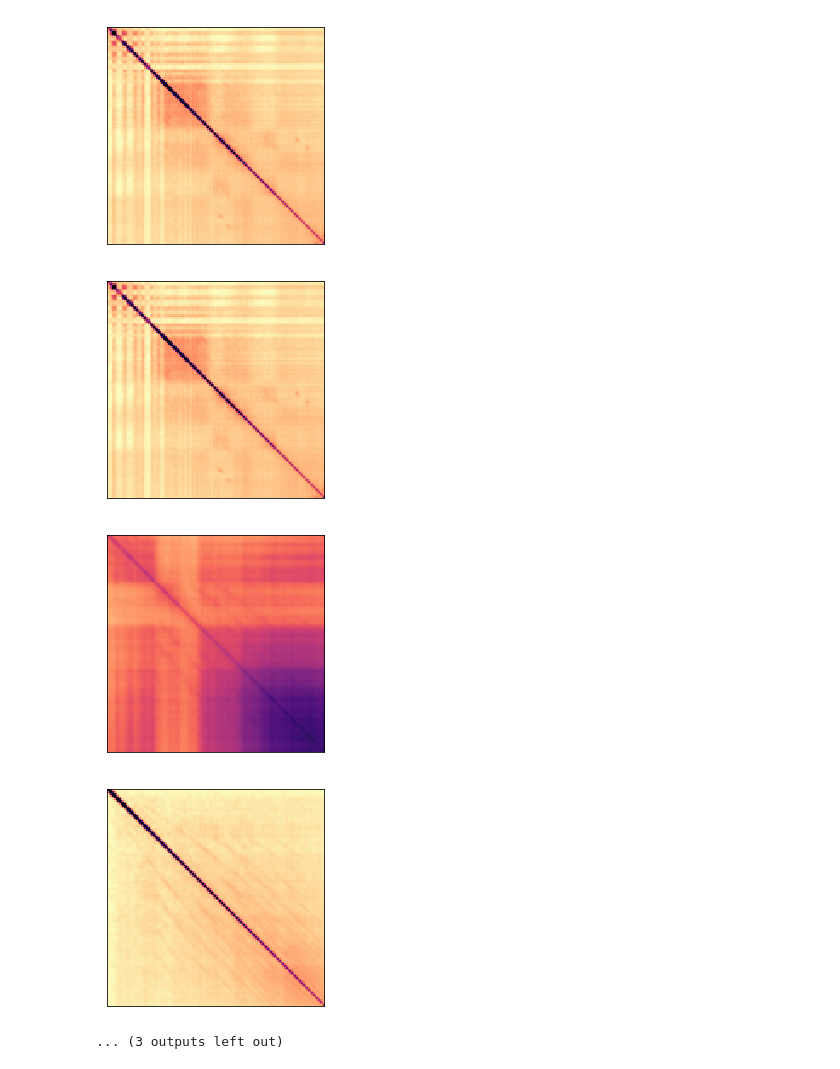
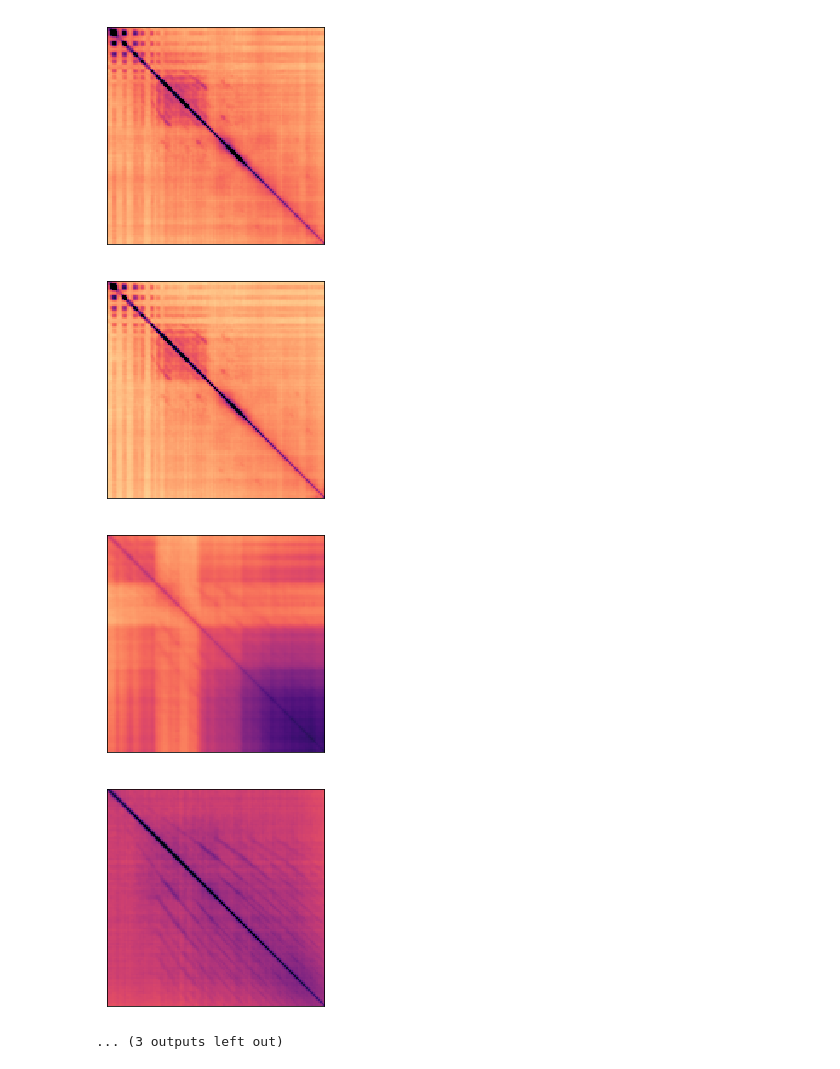
Before and after one commit to BirdVox/lostanlen_spl2018, a Jupyter notebook: pcen_correlations.ipynb, the cells around one changed output. Saved outputs shown, nothing was run; the diff lists cells and outputs as text; code cells hidden in the pictures.

Commit message:
generate new figures

```diff
--- a/pcen_correlations.ipynb
+++ b/pcen_correlations.ipynb
@@ -14,6 +14,10 @@ data_dir = '/beegfs/vl1019/spl2018_datasets'
 
 %matplotlib inline
 
+#sr=22050, hop_length=512, gain=0.98, bias=2, power=0.5,
+#         time_constant=0.400, eps=1e-6, b=None, max_size=1, ref=None,
+#axis=-1, max_axis=None
+
 settings = {
     "fmin": 50,
     "fmax": 10000,
@@ -23,12 +27,14 @@ settings = {
     "sr": 22050,
     "win_length": 1024,
     "window": "hann",
-    "T": 0.023,
-    "alpha": 0.96,
+    "T": 0.400,
+    "alpha": 0.98, #0.96,
     "delta": 2.0,
     "r": 0.5,
-    "eps": 1e-10}
+    "eps": 1e-6} #1e-10
 # %%
+is_fig_saved = False
+
 for subfolder_id in range(len(subfolders)):
 
     logE_list = []
@@ -134,39 +140,44 @@ for subfolder_id in range(len(subfolders)):
     plt.tick_params(
         labelleft="off", left="off",
         labelbottom="off", bottom="off")
-    fig.savefig(subfolder_str + '_logE_covariance.eps',
-        transparent=True, bbox_inches="tight")
+    if is_fig_saved:
+        fig.savefig(subfolder_str + '_logE_covariance.eps',
+            transparent=True, bbox_inches="tight")
 
     fig = plt.figure()
     plt.imshow((np.abs(np.cov(EoverM_bn))), cmap="magma_r", vmin=0.0, vmax=1.0)
     plt.tick_params(
         labelleft="off", left="off",
         labelbottom="off", bottom="off")
-    fig.savefig(subfolder_str + '_EoverM_covariance.eps',
-        transparent=True, bbox_inches="tight")
+    if is_fig_saved:
+        fig.savefig(subfolder_str + '_EoverM_covariance.eps',
+            transparent=True, bbox_inches="tight")
 
     fig = plt.figure()
     plt.imshow((np.abs(np.cov(EoverMplusEps_bn))), cmap="magma_r", vmin=0.0, vmax=1.0)
     plt.tick_params(
         labelleft="off", left="off",
         labelbottom="off", bottom="off")
-    fig.savefig(subfolder_str + '_EoverMplusEps_covariance.eps',
-        transparent=True, bbox_inches="tight")
+    if is_fig_saved:
+        fig.savefig(subfolder_str + '_EoverMplusEps_covariance.eps',
+            transparent=True, bbox_inches="tight")
 
     fig = plt.figure()
     plt.imshow((np.abs(np.cov(G_bn))), cmap="magma_r", vmin=0.0, vmax=1.0)
     plt.tick_params(
         labelleft="off", left="off",
         labelbottom="off", bottom="off")
-    fig.savefig(subfolder_str + '_G_covariance.eps',
-        transparent=True, bbox_inches="tight")
+    if is_fig_saved:
+        fig.savefig(subfolder_str + '_G_covariance.eps',
+            transparent=True, bbox_inches="tight")
 
     fig = plt.figure()
     plt.imshow((np.abs(np.cov(PCEN_bn))), cmap="magma_r", vmin=0.0, vmax=1.0)
     plt.tick_params(
         labelleft="off", left="off",
         labelbottom="off", bottom="off")
-    fig.savefig(subfolder_str + '_PCEN_covariance.eps',
-        transparent=True, bbox_inches="tight")
+    if is_fig_saved:
+        fig.savefig(subfolder_str + '_PCEN_covariance.eps',
+            transparent=True, bbox_inches="tight")
 # %% [output]
 [figure]
@@ -180,5 +191,5 @@ for subfolder_id in range(len(subfolders)):
-[figure, old version]
+[figure, new version]
-[figure, old version]
+[figure, new version]
 [figure]
-[figure, old version]
+[figure, new version]
 ... (3 outputs left out)
```
Also changed, not shown: parts of 1 cell of this notebook, 39 other files.
